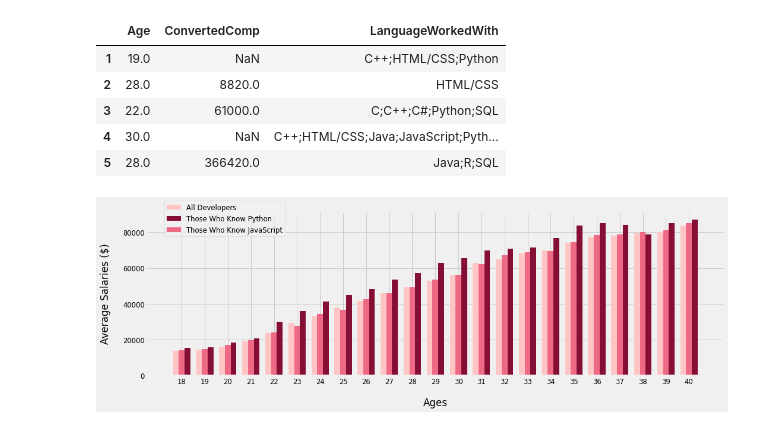
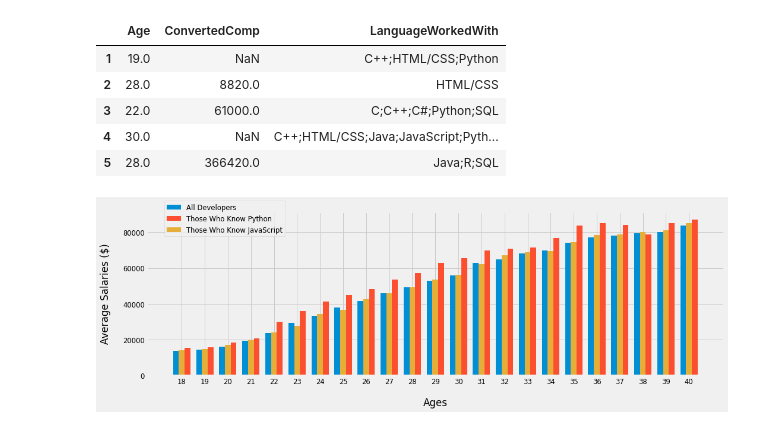
Before and after one commit to muhsinata/data-science-exercises, a Jupyter notebook: pandas-exercises/exercise-1.ipynb, the cells around one changed output. Drawn from its saved outputs; the diff is of its cells as text; code cells hidden in the pictures.

Commit message:
fix: change color of bar charts

```diff
--- a/pandas-exercises/exercise-1.ipynb
+++ b/pandas-exercises/exercise-1.ipynb
@@ -43,27 +43,27 @@ js_salaries_list = js_age_and_salary.to_list()
 # %%
 plt.style.use("fivethirtyeight")
 
 params = {'legend.fontsize': 'small',
           'figure.figsize': (15, 5),
          'axes.labelsize': 'large',
          'axes.titlesize':'small',
          'xtick.labelsize':'small',
          'ytick.labelsize':'small'}
 pylab.rcParams.update(params)
 
 x_indexes = np.arange(len(ages_list))
 width = 0.25
 
-plt.bar(x_indexes - width, all_dev_sal_list, width=width, label="All Developers", color="#FFC4C4")
-plt.bar(x_indexes + width, python_salaries_list, width=width, label="Those Who Know Python", color="#850E35")
-plt.bar(x_indexes, js_salaries_list, width=width, label="Those Who Know JavaScript", color="#EE6983")
+plt.bar(x_indexes - width, all_dev_sal_list, width=width, label="All Developers")
+plt.bar(x_indexes + width, python_salaries_list, width=width, label="Those Who Know Python")
+plt.bar(x_indexes, js_salaries_list, width=width, label="Those Who Know JavaScript")
 
 plt.xticks(ticks=x_indexes, labels=ages_list)
 plt.xlabel("Ages", labelpad=20)
 plt.ylabel("Average Salaries ($)", labelpad=20)
 plt.tight_layout()
 plt.legend(loc=(0.03, 0.85))
 
 plt.show()
 # %% [output]
-[figure, old version]
+[figure, new version]
```
